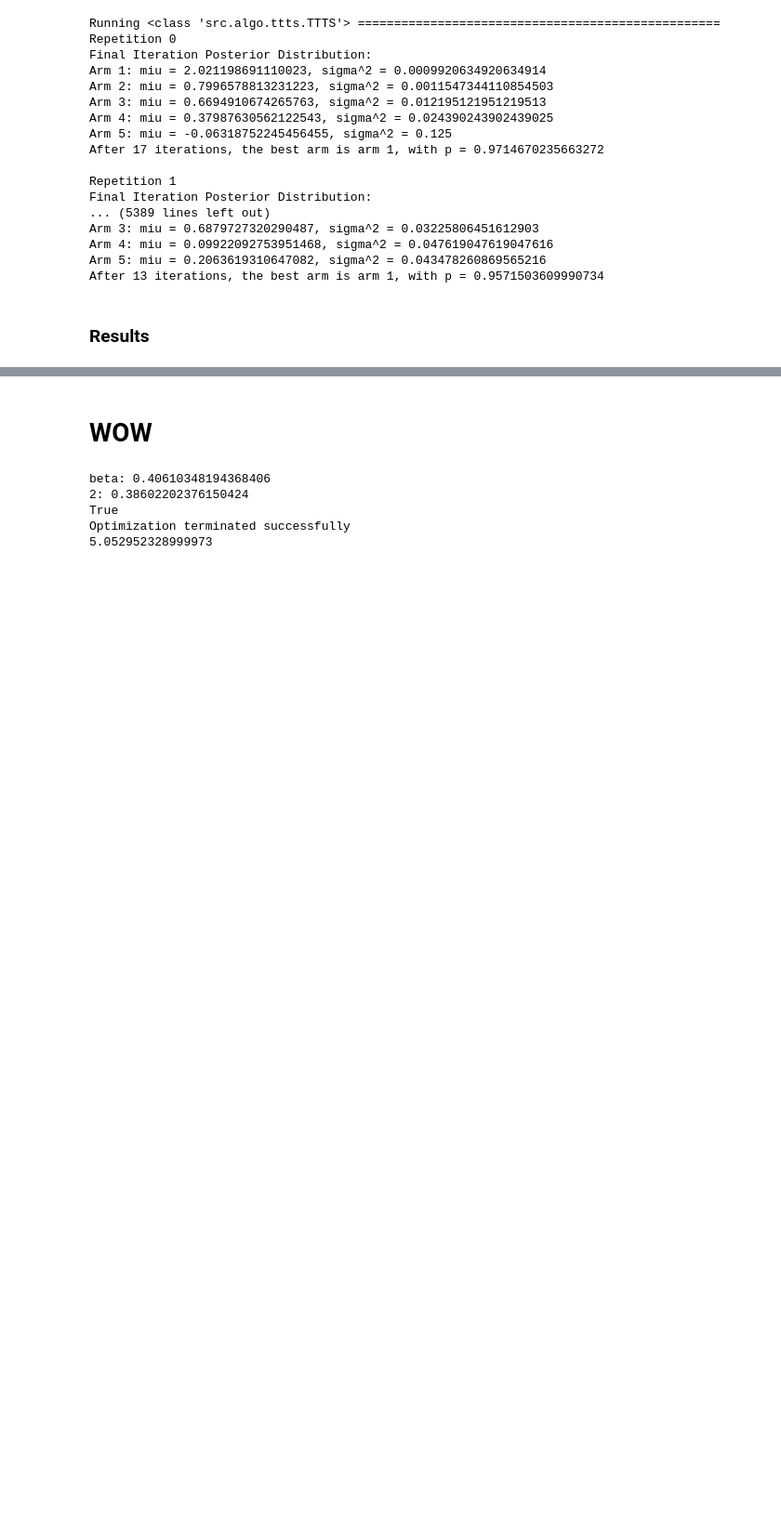
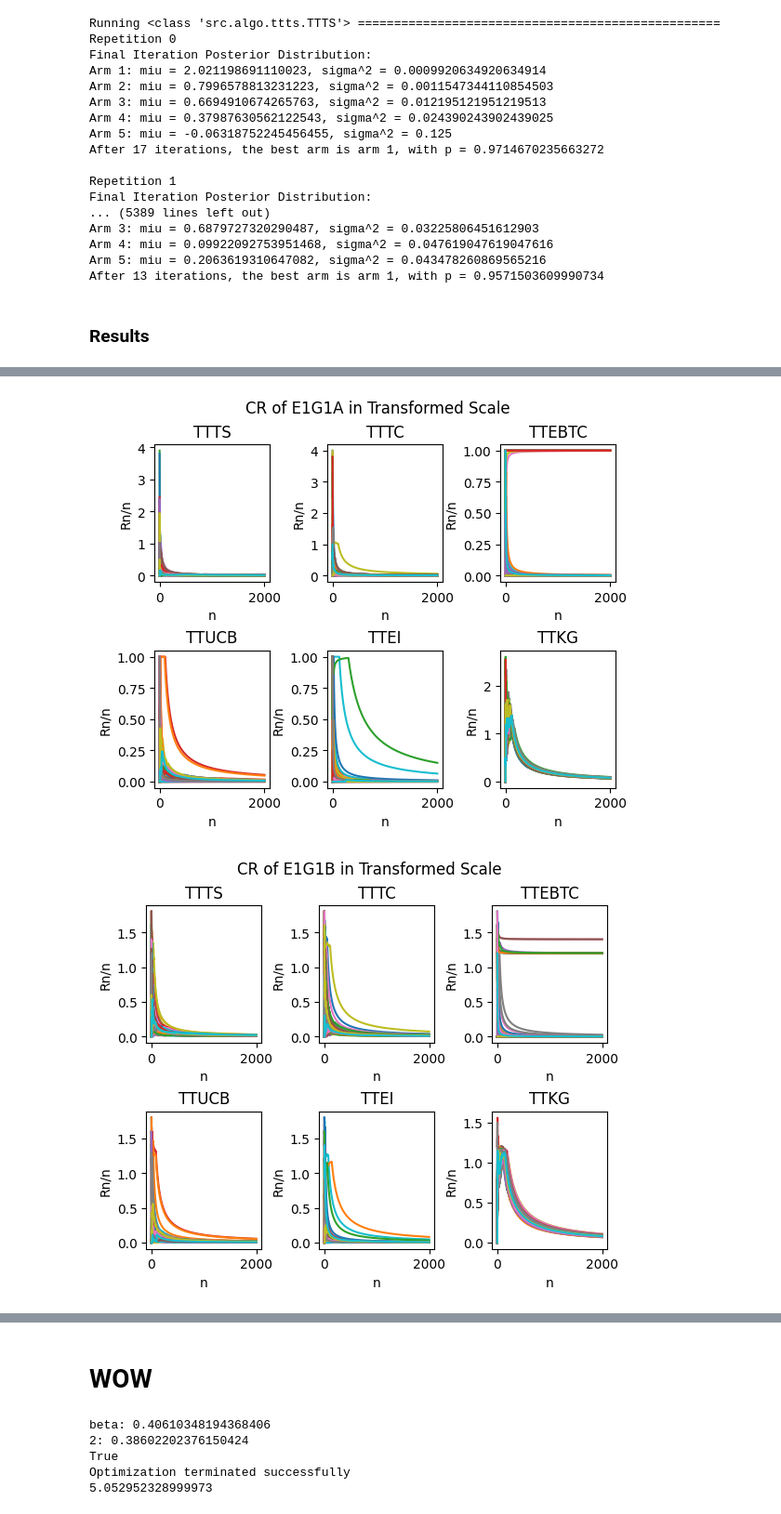
Before and after one commit to JasonCP14/multi-armed-bandits, a Jupyter notebook: notebook.ipynb, the cells around one changed output, grey strips where cells are left out. Shown at 93% size. Drawn from its saved outputs; the diff is of its cells as text; code cells hidden in the pictures; blank space fills up the shorter version.

```diff
--- a/notebook.ipynb
+++ b/notebook.ipynb
@@ -256,22 +274,28 @@ for i in range(len(srs)):
 # %%
-crs = [results_1_1a[4], results_1_1b[4], results_1_2a[4], results_1_2b[4]]
+crs = [results_1_1a["cr"], results_1_1b["cr"], results_1_2a["cr"], results_1_2b["cr"]]
+algos = [TTTS, TTTC, TTEBTC, TTUCB, TTEI, TTKG]
 algo_names = ["TTTS", "TTTC", "TTEBTC", "TTUCB", "TTEI", "TTKG"]
 names = ["E1G1A", "E1G1B", "E1G2A", "E1G2B"]
 x = np.arange(1, 2001)
 
 for i in range(len(crs)):
     figure, axis = plt.subplots(2, 3)
+    plt.subplots_adjust(hspace = 0.5, wspace = 0.5)
+    plt.suptitle(f"CR of {names[i]} in Transformed Scale")
     a, b = 0, 0
-    for algo in crs[i]:
-        line = crs[i][algo]
+    for j in range(len(crs[i])):
+        line = crs[i][algos[j]]
         ys = line / x
         for y in ys:
             axis[a, b].plot(x, y)
-        # plt.xlabel("n")
-        # plt.ylabel("-log(en)/n")
-        axis[a, b].set_title(f"{algo}", fontsize = 7)
+        axis[a, b].set_xlabel("n")
+        axis[a, b].set_ylabel("Rn/n")
+        axis[a, b].set_title(f"{algo_names[j]}")
         if b < 2:
             b += 1
         else:
             a, b = 1, 0
     plt.show()
+# %% [output]
+[figure, added]
+[figure, added]
```
Also changed, not shown: parts of 7 cells of this notebook, 1 other file.
